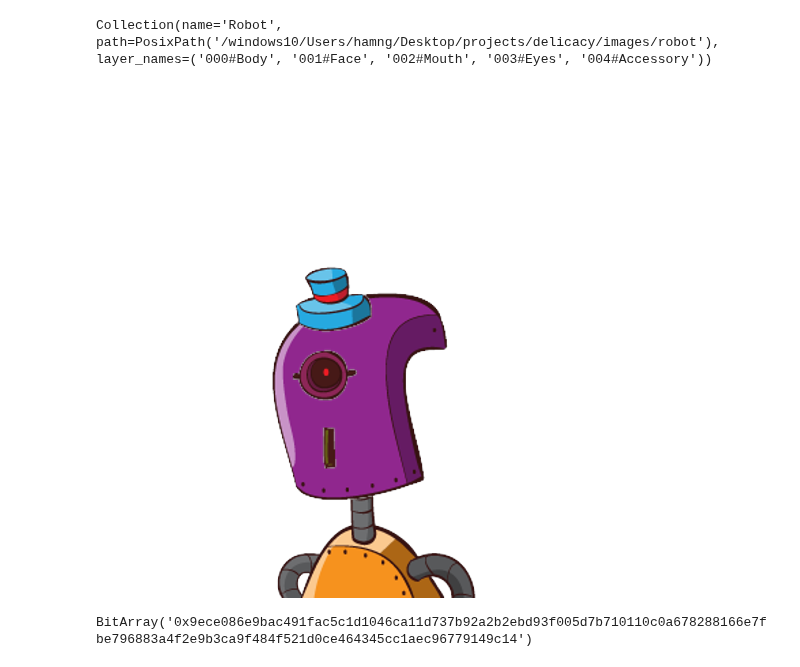
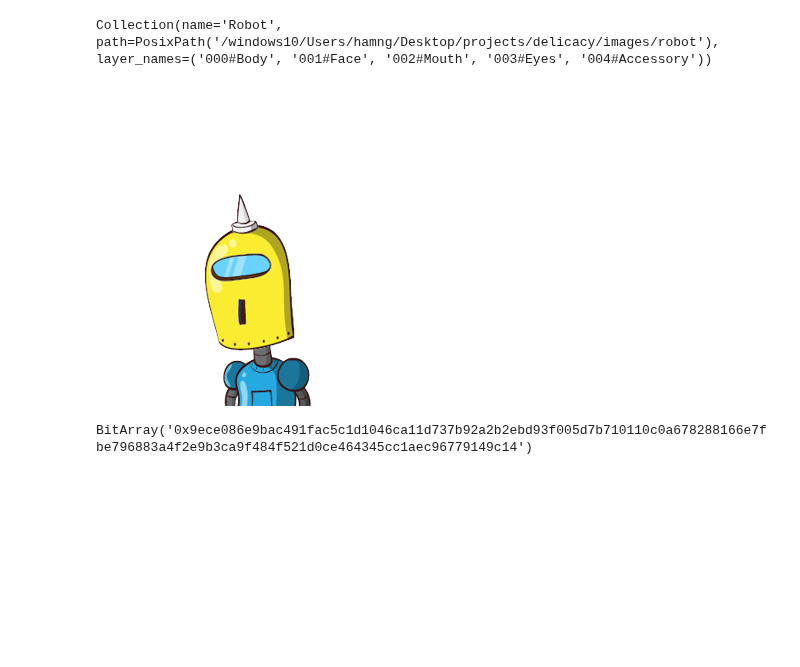
Before and after one commit to nt54hamnghi/delicacy, a Jupyter notebook: delicacy/prototyping.ipynb, the cells around one changed output. Cells and saved outputs as stored; diff of their text form; code cells hidden in the pictures; blank space fills up the shorter version.

```diff
--- a/delicacy/prototyping.ipynb
+++ b/delicacy/prototyping.ipynb
@@ -25,11 +25,12 @@ robot_collection
 Collection(name='Robot', path=PosixPath('/windows10/Users/hamng/Desktop/projects/delicacy/images/robot'), layer_names=('000#Body', '001#Face', '002#Mouth', '003#Eyes', '004#Accessory'))
 # %%
 img_gen = ImageGenerator(robot_collection)
-phrase = "hamnghi"
-my_img = img_gen.generate(phrase, size=(512, 512))
+phrase = "elonmusk"
+width = height = 320
+my_img = img_gen.generate(phrase, size=(width, height))
 my_img
 # %% [output]
-[figure, old version]
+[figure, new version]
 # %%
 img_gen._hash("test")
 # %% [output]
```
Also changed, not shown: parts of 7 cells of this notebook.
